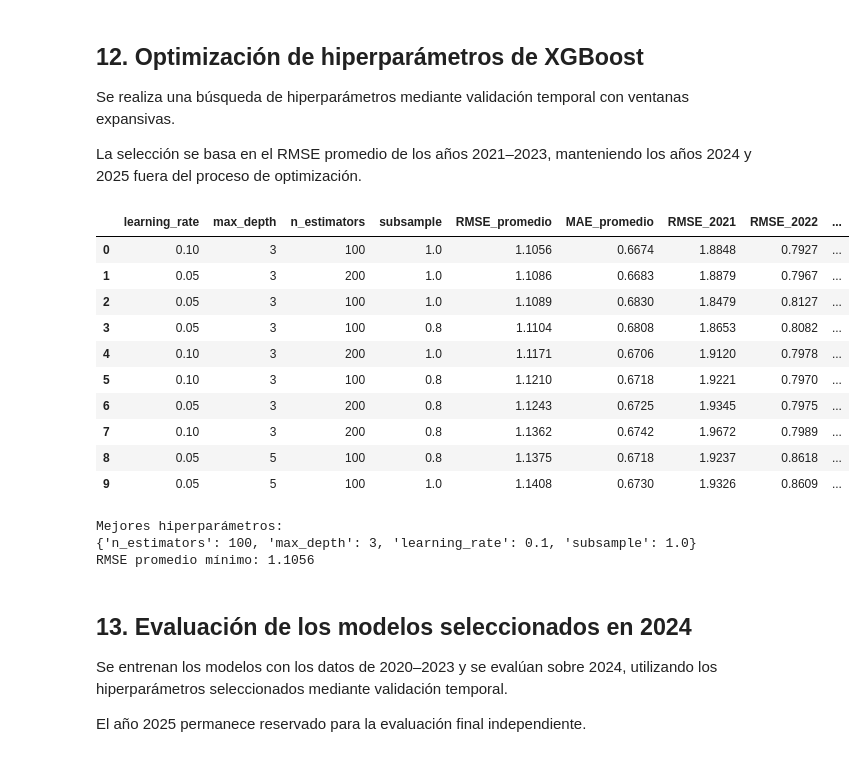
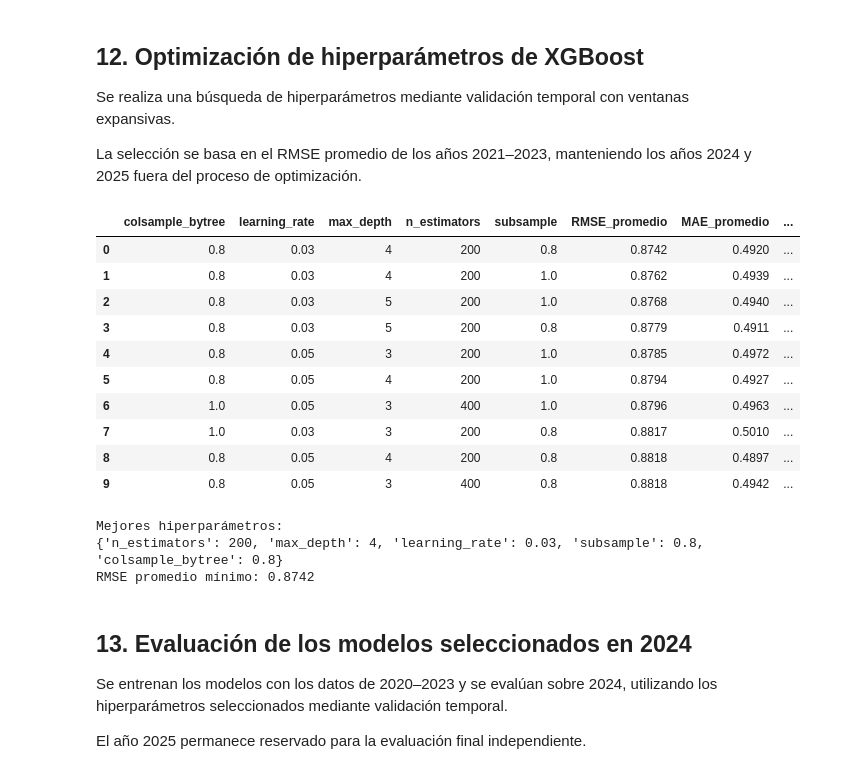
Before and after one commit to VicKingo98/agropredict-colombia, a Jupyter notebook: notebooks/05_optimizacion_modelos.ipynb, the cells around one changed output. Drawn from its saved outputs; the diff is of its cells as text; code cells hidden in the pictures.

```diff
--- a/notebooks/05_optimizacion_modelos.ipynb
+++ b/notebooks/05_optimizacion_modelos.ipynb
@@ -383,32 +415,24 @@ for alpha in valores_alpha:
         ])
 
         modelo.fit(X.loc[mask_train], y.loc[mask_train])
-
         pred = modelo.predict(X.loc[mask_val])
 
-        errores_rmse.append(
-            np.sqrt(mean_squared_error(y.loc[mask_val], pred))
-        )
-        errores_mae.append(
-            mean_absolute_error(y.loc[mask_val], pred)
-        )
+        errores_rmse.append(np.sqrt(mean_squared_error(y.loc[mask_val], pred)))
+        errores_mae.append(mean_absolute_error(y.loc[mask_val], pred))
 
     resultados_alpha.append({
         "alpha": alpha,
         "RMSE_promedio": np.mean(errores_rmse),
-        "MAE_promedio": np.mean(errores_mae),
         "RMSE_2021": errores_rmse[0],
         "RMSE_2022": errores_rmse[1],
-        "RMSE_2023": errores_rmse[2]
+        "RMSE_2023": errores_rmse[2],
+        "RMSE_sin_2021": np.mean(errores_rmse[1:]),   # solo años estables
     })
 
-tabla_alpha = pd.DataFrame(resultados_alpha)
-tabla_alpha = tabla_alpha.sort_values("RMSE_promedio")
+tabla_alpha = pd.DataFrame(resultados_alpha).sort_values("RMSE_promedio")
 
 display(tabla_alpha.round(4))
 
 mejor_alpha = tabla_alpha.iloc[0]["alpha"]
-
-print(f"\nMejor alpha: {mejor_alpha}")
-print(f"RMSE promedio mínimo: {tabla_alpha.iloc[0]['RMSE_promedio']:.4f}")
+print(f"\nMejor alpha (por RMSE promedio): {mejor_alpha}")
 # %% [output]
@@ -642,12 +660,13 @@ con ventanas expansivas.
 La selección se basa en el RMSE promedio de los años 2021–2023,
 manteniendo los años 2024 y 2025 fuera del proceso de optimización.
 # %%
-# Espacio de búsqueda de XGBoost
+# Espacio de búsqueda ampliado para XGBoost
 parametros_xgb = {
-    "n_estimators": [100, 200],
-    "max_depth": [3, 5],
-    "learning_rate": [0.05, 0.1],
-    "subsample": [0.8, 1.0]
+    "n_estimators": [200, 400, 600],
+    "max_depth": [3, 4, 5, 6],
+    "learning_rate": [0.03, 0.05, 0.1],
+    "subsample": [0.8, 1.0],
+    "colsample_bytree": [0.8, 1.0],
 }
 
 resultados_busqueda_xgb = []
@@ -667,7 +686,7 @@ for params in ParameterGrid(parametros_xgb):
             ("regresor", XGBRegressor(
                 **params,
                 objective="reg:squarederror",
-                random_state=42,
+                random_state=SEMILLA,
                 n_jobs=-1
             ))
         ])
@@ -675,59 +694,53 @@ for params in ParameterGrid(parametros_xgb):
         modelo.fit(X.loc[mask_train], y.loc[mask_train])
         pred = modelo.predict(X.loc[mask_val])
 
-        errores_rmse.append(
-            np.sqrt(mean_squared_error(y.loc[mask_val], pred))
-        )
-        errores_mae.append(
-            mean_absolute_error(y.loc[mask_val], pred)
-        )
+        errores_rmse.append(np.sqrt(mean_squared_error(y.loc[mask_val], pred)))
+        errores_mae.append(mean_absolute_error(y.loc[mask_val], pred))
 
     resultados_busqueda_xgb.append({
         **params,
         "RMSE_promedio": np.mean(errores_rmse),
         "MAE_promedio": np.mean(errores_mae),
         "RMSE_2021": errores_rmse[0],
         "RMSE_2022": errores_rmse[1],
-        "RMSE_2023": errores_rmse[2]
+        "RMSE_2023": errores_rmse[2],
     })
 
 tabla_busqueda_xgb = (
     pd.DataFrame(resultados_busqueda_xgb)
     .sort_values("RMSE_promedio")
     .reset_index(drop=True)
 )
 
 display(tabla_busqueda_xgb.head(10).round(4))
 
 mejores_parametros_xgb = {
     "n_estimators": int(tabla_busqueda_xgb.iloc[0]["n_estimators"]),
     "max_depth": int(tabla_busqueda_xgb.iloc[0]["max_depth"]),
     "learning_rate": float(tabla_busqueda_xgb.iloc[0]["learning_rate"]),
-    "subsample": float(tabla_busqueda_xgb.iloc[0]["subsample"])
+    "subsample": float(tabla_busqueda_xgb.iloc[0]["subsample"]),
+    "colsample_bytree": float(tabla_busqueda_xgb.iloc[0]["colsample_bytree"]),
 }
 
 print("\nMejores hiperparámetros:")
 print(mejores_parametros_xgb)
 
-print(
-    f"RMSE promedio mínimo: "
-    f"{tabla_busqueda_xgb.iloc[0]['RMSE_promedio']:.4f}"
-)
+print(f"RMSE promedio mínimo: {tabla_busqueda_xgb.iloc[0]['RMSE_promedio']:.4f}")
 # %% [output]
-|  | learning_rate | max_depth | n_estimators | subsample | RMSE_promedio | MAE_promedio | RMSE_2021 | RMSE_2022 | ... |
-| 0 | 0.10 | 3 | 100 | 1.0 | 1.1056 | 0.6674 | 1.8848 | 0.7927 | ... |
-| 1 | 0.05 | 3 | 200 | 1.0 | 1.1086 | 0.6683 | 1.8879 | 0.7967 | ... |
-| 2 | 0.05 | 3 | 100 | 1.0 | 1.1089 | 0.6830 | 1.8479 | 0.8127 | ... |
-| 3 | 0.05 | 3 | 100 | 0.8 | 1.1104 | 0.6808 | 1.8653 | 0.8082 | ... |
-| 4 | 0.10 | 3 | 200 | 1.0 | 1.1171 | 0.6706 | 1.9120 | 0.7978 | ... |
-| 5 | 0.10 | 3 | 100 | 0.8 | 1.1210 | 0.6718 | 1.9221 | 0.7970 | ... |
-| 6 | 0.05 | 3 | 200 | 0.8 | 1.1243 | 0.6725 | 1.9345 | 0.7975 | ... |
-| 7 | 0.10 | 3 | 200 | 0.8 | 1.1362 | 0.6742 | 1.9672 | 0.7989 | ... |
-| 8 | 0.05 | 5 | 100 | 0.8 | 1.1375 | 0.6718 | 1.9237 | 0.8618 | ... |
-| 9 | 0.05 | 5 | 100 | 1.0 | 1.1408 | 0.6730 | 1.9326 | 0.8609 | ... |
+|  | colsample_bytree | learning_rate | max_depth | n_estimators | subsample | RMSE_promedio | MAE_promedio | ... |
+| 0 | 0.8 | 0.03 | 4 | 200 | 0.8 | 0.8742 | 0.4920 | ... |
+| 1 | 0.8 | 0.03 | 4 | 200 | 1.0 | 0.8762 | 0.4939 | ... |
+| 2 | 0.8 | 0.03 | 5 | 200 | 1.0 | 0.8768 | 0.4940 | ... |
+| 3 | 0.8 | 0.03 | 5 | 200 | 0.8 | 0.8779 | 0.4911 | ... |
+| 4 | 0.8 | 0.05 | 3 | 200 | 1.0 | 0.8785 | 0.4972 | ... |
+| 5 | 0.8 | 0.05 | 4 | 200 | 1.0 | 0.8794 | 0.4927 | ... |
+| 6 | 1.0 | 0.05 | 3 | 400 | 1.0 | 0.8796 | 0.4963 | ... |
+| 7 | 1.0 | 0.03 | 3 | 200 | 0.8 | 0.8817 | 0.5010 | ... |
+| 8 | 0.8 | 0.05 | 4 | 200 | 0.8 | 0.8818 | 0.4897 | ... |
+| 9 | 0.8 | 0.05 | 3 | 400 | 0.8 | 0.8818 | 0.4942 | ... |
 Mejores hiperparámetros:
-{'n_estimators': 100, 'max_depth': 3, 'learning_rate': 0.1, 'subsample': 1.0}
-RMSE promedio mínimo: 1.1056
+{'n_estimators': 200, 'max_depth': 4, 'learning_rate': 0.03, 'subsample': 0.8, 'colsample_bytree': 0.8}
+RMSE promedio mínimo: 0.8742
 # %% [markdown]
 ## 13. Evaluación de los modelos seleccionados en 2024
 
```
Also changed, not shown: parts of 30 cells of this notebook, 2 other files.
